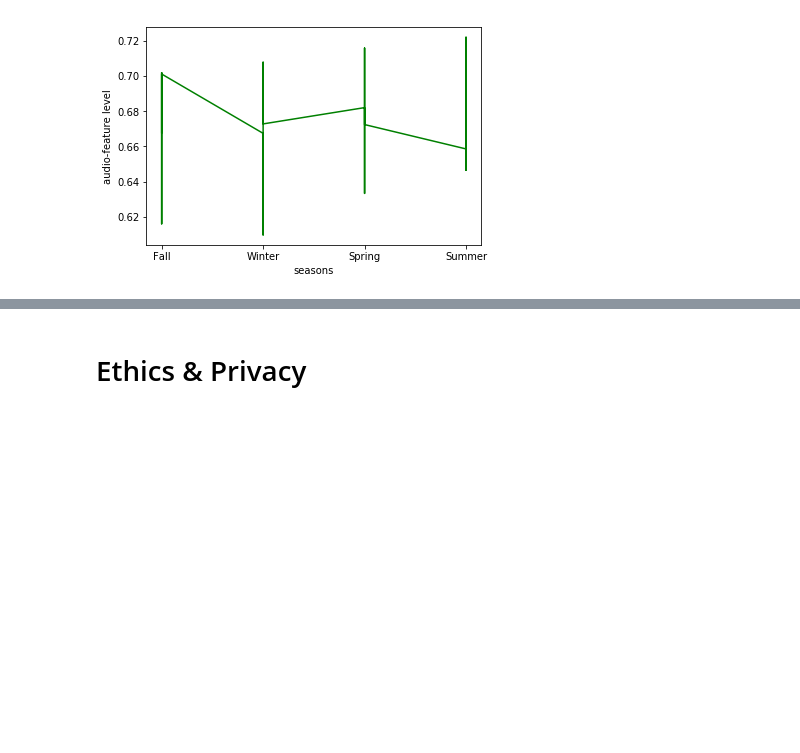
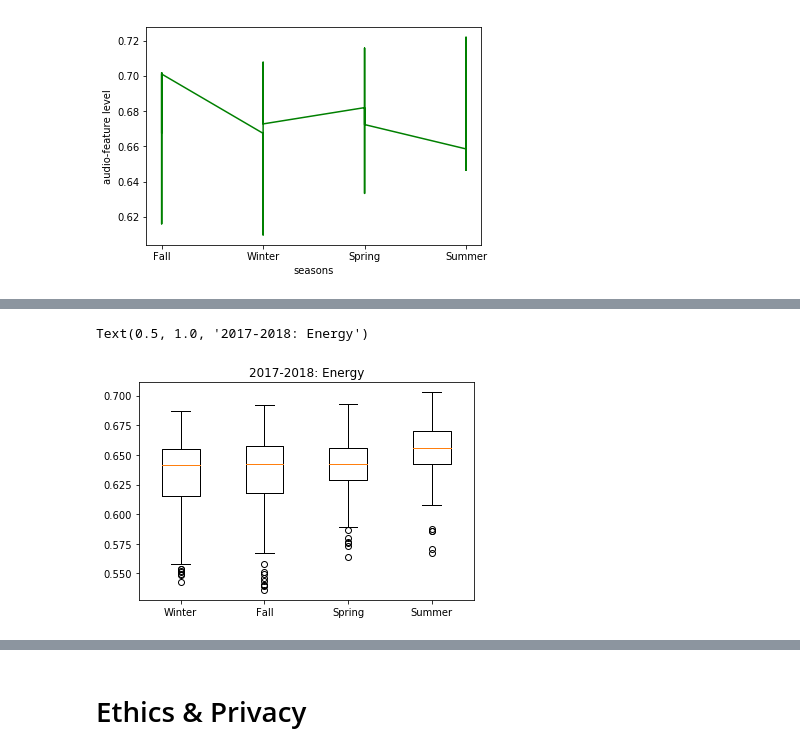
Before and after one commit to ajt025/Moodsic, a Jupyter notebook: FinalProject.ipynb, the cells around one changed output, grey strips where cells are left out. Cells and saved outputs as stored; diff of their text form; code cells hidden in the pictures; blank space fills up the shorter version.

Commit message:
added the feature boxplots

```diff
--- a/FinalProject.ipynb
+++ b/FinalProject.ipynb
@@ -249,0 +271,13 @@ Text(0.5, 1.0, '2017-2018: Energy')
+# %%
+winter_list3 = df1.loc[df1['Season'] == 'Winter','energy'].tolist()
+spring_list3 = df1.loc[df1['Season'] == 'Spring','energy'].tolist()
+fall_list3 = df1.loc[df1['Season'] == 'Fall','energy'].tolist()
+summer_list3 = df1.loc[df1['Season'] == 'Summer','energy'].tolist()
+data3 = [winter_list3, fall_list3, spring_list3, summer_list3]
+
+plt.boxplot(data3)
+plt.xticks([1,2,3,4], ticks)
+plt.title('2017-2018: Energy')
+# %% [output]
+Text(0.5, 1.0, '2017-2018: Energy')
+[figure, added]
```
Also changed, not shown: parts of 4 cells of this notebook.
